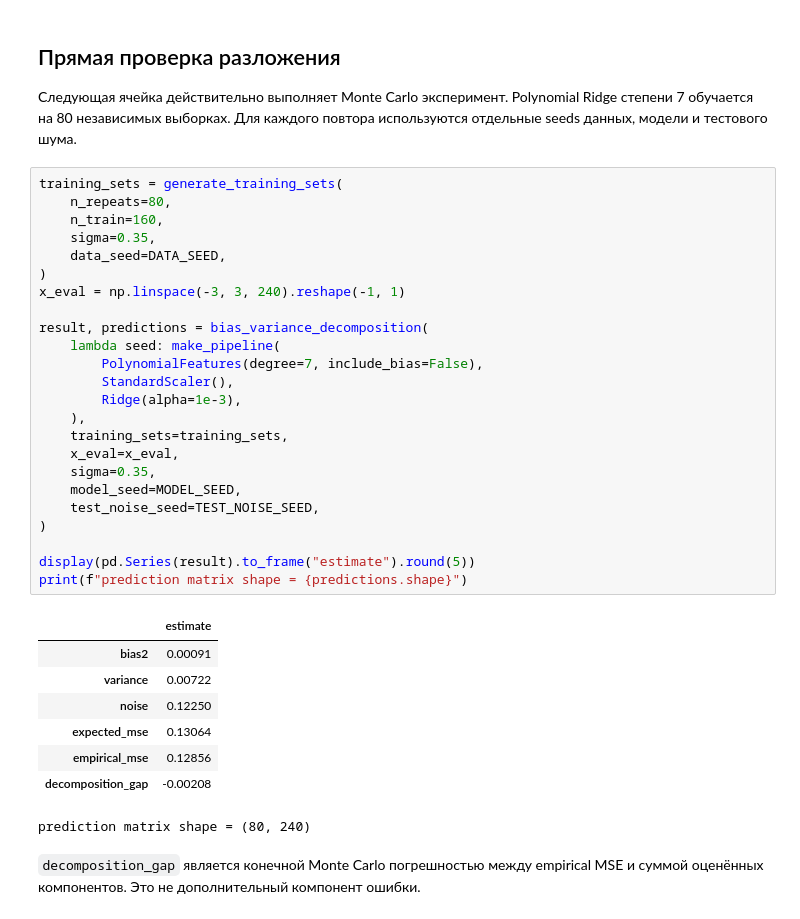
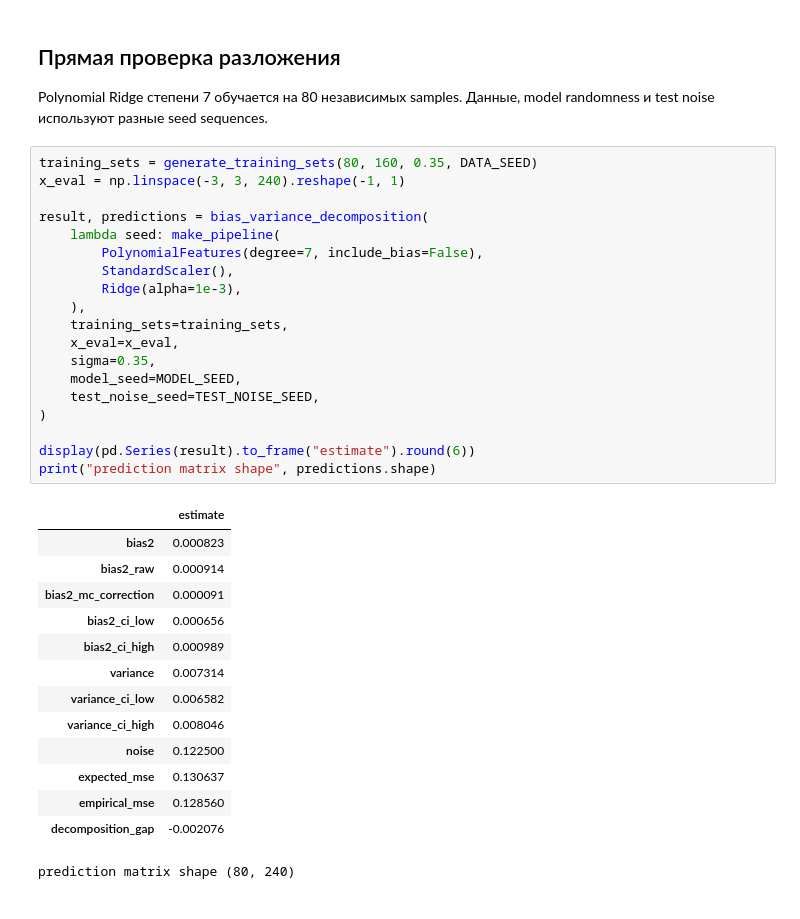
Before and after one commit to Mr-Nick14/Bias-Variance-Decomposition, a Jupyter notebook: research.ipynb, the cells around one changed output. Cells and saved outputs as stored; diff of their text form.

```diff
--- a/research.ipynb
+++ b/research.ipynb
@@ -65,39 +46,38 @@ sample shape = (160, 1), target shape = (160,)
 # %% [markdown]
 ## Прямая проверка разложения
 
-Следующая ячейка действительно выполняет Monte Carlo эксперимент. Polynomial Ridge степени 7 обучается на 80 независимых выборках. Для каждого повтора используются отдельные seeds данных, модели и тестового шума.
+Polynomial Ridge степени 7 обучается на 80 независимых samples. Данные, model randomness и test noise используют разные seed sequences.
 # %%
-training_sets = generate_training_sets(
-    n_repeats=80,
-    n_train=160,
-    sigma=0.35,
-    data_seed=DATA_SEED,
-)
+training_sets = generate_training_sets(80, 160, 0.35, DATA_SEED)
 x_eval = np.linspace(-3, 3, 240).reshape(-1, 1)
 
 result, predictions = bias_variance_decomposition(
     lambda seed: make_pipeline(
         PolynomialFeatures(degree=7, include_bias=False),
         StandardScaler(),
         Ridge(alpha=1e-3),
     ),
     training_sets=training_sets,
     x_eval=x_eval,
     sigma=0.35,
     model_seed=MODEL_SEED,
     test_noise_seed=TEST_NOISE_SEED,
 )
 
-display(pd.Series(result).to_frame("estimate").round(5))
-print(f"prediction matrix shape = {predictions.shape}")
+display(pd.Series(result).to_frame("estimate").round(6))
+print("prediction matrix shape", predictions.shape)
 # %% [output]
 |  | estimate |
-| bias2 | 0.00091 |
-| variance | 0.00722 |
-| noise | 0.12250 |
-| expected_mse | 0.13064 |
-| empirical_mse | 0.12856 |
-| decomposition_gap | -0.00208 |
+| bias2 | 0.000823 |
+| bias2_raw | 0.000914 |
+| bias2_mc_correction | 0.000091 |
+| bias2_ci_low | 0.000656 |
+| bias2_ci_high | 0.000989 |
+| variance | 0.007314 |
+| variance_ci_low | 0.006582 |
+| variance_ci_high | 0.008046 |
+| noise | 0.122500 |
+| expected_mse | 0.130637 |
+| empirical_mse | 0.128560 |
+| decomposition_gap | -0.002076 |
-prediction matrix shape = (80, 240)
+prediction matrix shape (80, 240)
-# %% [markdown]
-`decomposition_gap` является конечной Monte Carlo погрешностью между empirical MSE и суммой оценённых компонентов. Это не дополнительный компонент ошибки.
```
Also changed, not shown: parts of 35 cells of this notebook, 6 other files.
